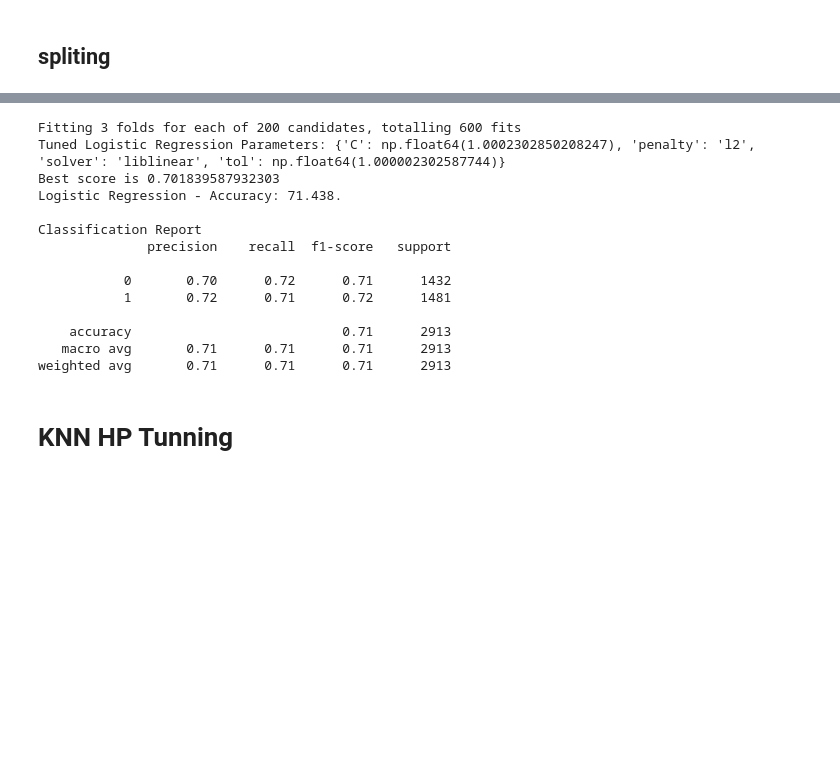
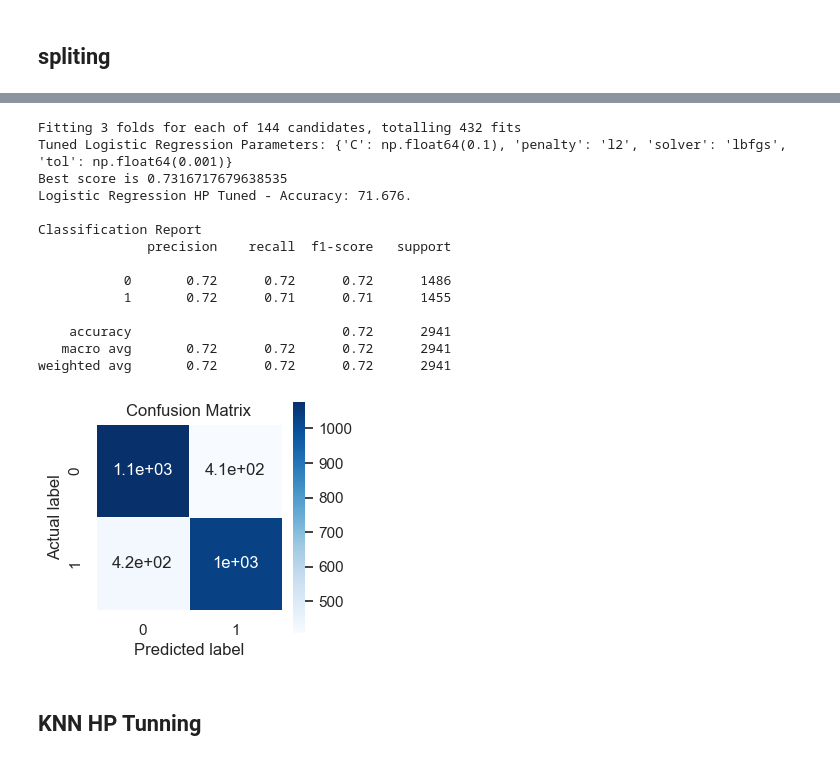
Before and after one commit to goldor8/APU-ML, a Jupyter notebook: main.ipynb, the cells around one changed output, grey strips where cells are left out. Cells and saved outputs as stored; diff of their text form; code cells hidden in the pictures; blank space fills up the shorter version.

```diff
--- a/main.ipynb
+++ b/main.ipynb
@@ -309,46 +310,40 @@ Text(0.5, 1.0, 'Consfusion Matrix')
 # %%
 # LR HP Tunning
+log_reg = LogisticRegression(max_iter=3000)
 
 param_grid = {
-    'C': logspace(0.0001, 10, 5),
-    'tol': logspace(0.000001, 0.0001, 5),
+    'C': logspace(-3, 1, 5),
+    'tol': logspace(-4, -2, 2),
     'solver': ['liblinear', 'newton-cg', 'lbfgs', 'saga'],
     'penalty': ['l1', 'l2']
 
 }
-log_reg = LogisticRegression(max_iter = 3000)
 
-log_reg_cv = GridSearchCV(log_reg, param_grid, cv=3, n_jobs = 4, verbose = 1)
+log_reg_cv = GridSearchCV(log_reg, param_grid, cv=4, n_jobs = 4, verbose = 1)
 log_reg_cv.fit(X_train, y_train)
 
 print("Tuned Logistic Regression Parameters: {}".format(log_reg_cv.best_params_))
-
 print("Best score is {}".format(log_reg_cv.best_score_))
 
-y_pred = log_reg_cv.predict(X_test)
-
-lr_acc = accuracy_score(y_test, y_pred)*100
-
-print("Logistic Regression - Accuracy: {:.3f}.".format(lr_acc))
-print("\nClassification Report")
-print(classification_report(y_test, y_pred))
+make_report(log_reg_cv, "Logistic Regression HP Tuned")
 # %% [output]
-Fitting 3 folds for each of 200 candidates, totalling 600 fits
-Tuned Logistic Regression Parameters: {'C': np.float64(1.0002302850208247), 'penalty': 'l2', 'solver': 'liblinear', 'tol': np.float64(1.000002302587744)}
-Best score is 0.701839587932303
-Logistic Regression - Accuracy: 71.438.
+Fitting 3 folds for each of 144 candidates, totalling 432 fits
+Tuned Logistic Regression Parameters: {'C': np.float64(0.1), 'penalty': 'l2', 'solver': 'lbfgs', 'tol': np.float64(0.001)}
+Best score is 0.7316717679638535
+Logistic Regression HP Tuned - Accuracy: 71.676.
 
 Classification Report
               precision    recall  f1-score   support
 
-           0       0.70      0.72      0.71      1432
-           1       0.72      0.71      0.72      1481
+           0       0.72      0.72      0.72      1486
+           1       0.72      0.71      0.71      1455
 
-    accuracy                           0.71      2913
-   macro avg       0.71      0.71      0.71      2913
-weighted avg       0.71      0.71      0.71      2913
+    accuracy                           0.72      2941
+   macro avg       0.72      0.72      0.72      2941
+weighted avg       0.72      0.72      0.72      2941
+[figure, added]
 # %% [markdown]
-# KNN HP Tunning
+## KNN HP Tunning
 # %%
 #HP Tunning
 knn = KNeighborsClassifier()
```
Also changed, not shown: parts of 16 cells of this notebook.
